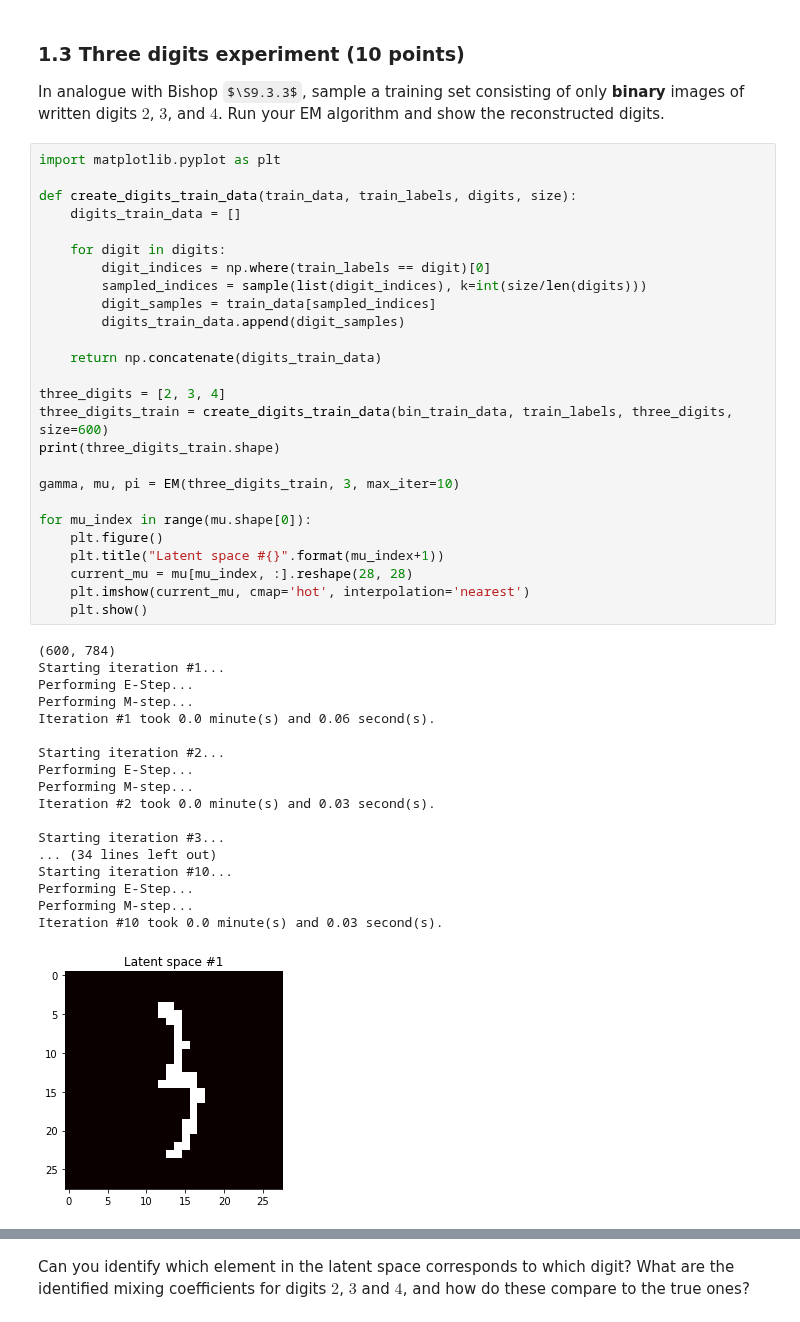
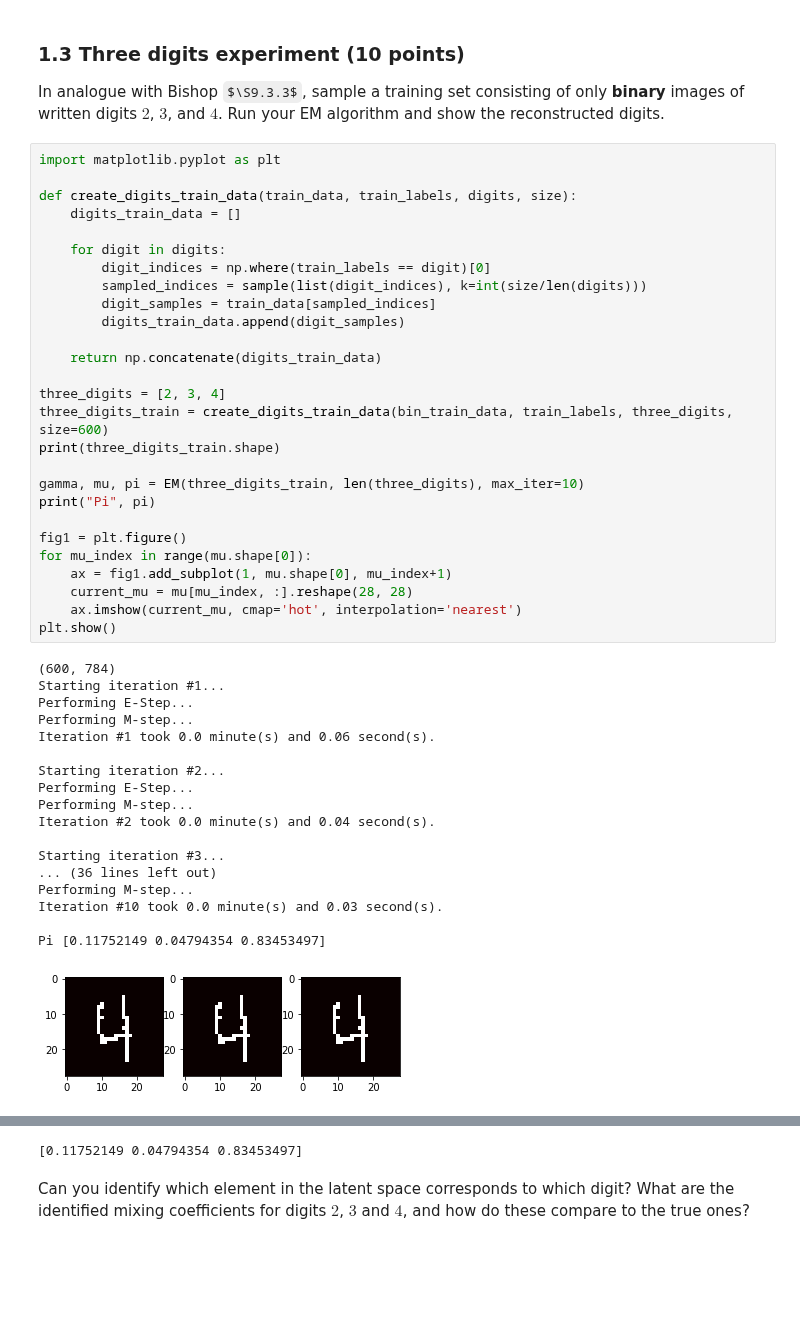
Before and after one commit to Kaleidophon/bayesian-buffalo, a Jupyter notebook: lab3/lab3.ipynb, the cells around one changed output, grey strips where cells are left out. Drawn from its saved outputs; the diff is of its cells as text; some formulas as TeX source; blank space fills up the shorter version.

```diff
--- a/lab3/lab3.ipynb
+++ b/lab3/lab3.ipynb
@@ -256,40 +255,41 @@ def create_digits_train_data(train_data, train_labels, digits, size):
 
     for digit in digits:
         digit_indices = np.where(train_labels == digit)[0]
         sampled_indices = sample(list(digit_indices), k=int(size/len(digits)))
         digit_samples = train_data[sampled_indices]
         digits_train_data.append(digit_samples)
 
     return np.concatenate(digits_train_data)
 
 three_digits = [2, 3, 4]
 three_digits_train = create_digits_train_data(bin_train_data, train_labels, three_digits, size=600)
 print(three_digits_train.shape)
 
-gamma, mu, pi = EM(three_digits_train, 3, max_iter=10)
+gamma, mu, pi = EM(three_digits_train, len(three_digits), max_iter=10)
+print("Pi", pi)
 
+fig1 = plt.figure()
 for mu_index in range(mu.shape[0]):
-    plt.figure()
-    plt.title("Latent space #{}".format(mu_index+1))
+    ax = fig1.add_subplot(1, mu.shape[0], mu_index+1)
     current_mu = mu[mu_index, :].reshape(28, 28)
-    plt.imshow(current_mu, cmap='hot', interpolation='nearest')
-    plt.show()
+    ax.imshow(current_mu, cmap='hot', interpolation='nearest')
+plt.show()
 # %% [output]
 (600, 784)
 Starting iteration #1...
 Performing E-Step...
 Performing M-step...
 Iteration #1 took 0.0 minute(s) and 0.06 second(s).
 
 Starting iteration #2...
 Performing E-Step...
 Performing M-step...
-Iteration #2 took 0.0 minute(s) and 0.03 second(s).
+Iteration #2 took 0.0 minute(s) and 0.04 second(s).
 
 Starting iteration #3...
-... (34 lines left out)
-Starting iteration #10...
-Performing E-Step...
+... (36 lines left out)
 Performing M-step...
 Iteration #10 took 0.0 minute(s) and 0.03 second(s).
+
+Pi [0.11752149 0.04794354 0.83453497]
-[figure, old version]
+[figure, new version]
@@ -298,3 +296,4 @@ Iteration #10 took 0.0 minute(s) and 0.03 second(s).
+[0.11752149 0.04794354 0.83453497]
 # %% [markdown]
 Can you identify which element in the latent space corresponds to which digit? What are the identified mixing coefficients for digits $2$, $3$ and $4$, and how do these compare to the true ones?
 # %% [markdown]
```
Also changed, not shown: parts of 3 cells of this notebook.
